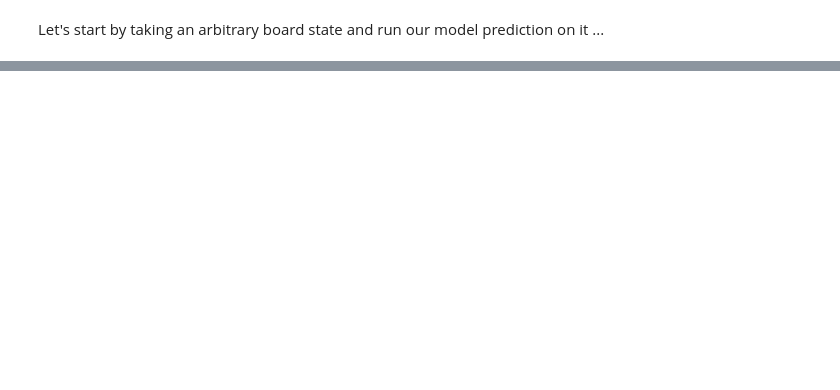
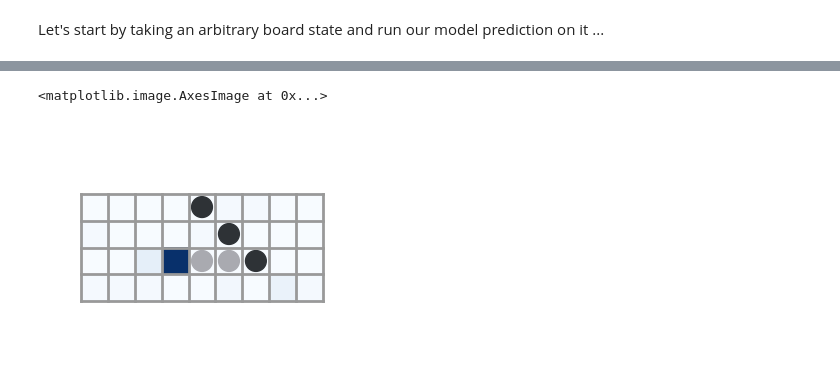
Before and after one commit to WeiJiMaLab/ninarow, a Jupyter notebook: demos/Model Fitting.ipynb, the cells around one changed output, grey strips where cells are left out. Saved outputs shown, nothing was run; the diff lists cells and outputs as text; code cells hidden in the pictures; blank space fills up the shorter version.

```diff
--- a/demos/Model Fitting.ipynb
+++ b/demos/Model Fitting.ipynb
@@ -191,0 +221,19 @@ heuristic = model.create_heuristic(params)
+# %%
+n_samples = 100
+counts = np.zeros(36)
+for _ in tqdm(range(n_samples), leave=True):
+    search = model.create_search(params, heuristic, board)
+    search.complete_search()
+    best_move_index = heuristic.get_best_move(search.get_tree()).board_position
+    counts[best_move_index] += 1
+
+fig = plt.figure(figsize = (4, 3))
+ax = plt.subplot(1, 1, 1)
+show(black, white, existing_fig=(fig, ax))
+
+# the [::-1] is to flip the board because of a quirk in the way the board is plotted
+# you basically have to mirror it over the y-axis (see "extent" below)
+ax.imshow(counts.reshape(4, 9)[::-1], cmap = "Blues", extent=[85, 715, -160, -440], alpha = 1)
+# %% [output]
+<matplotlib.image.AxesImage at 0x...>
+[figure, added]
```
Also changed, not shown: parts of 12 cells of this notebook, 1 other file.
